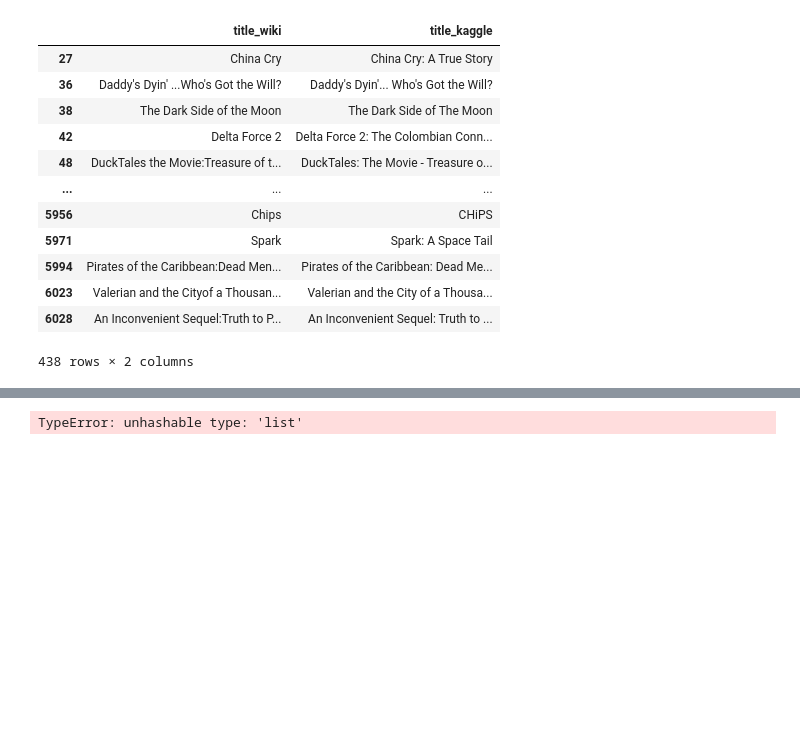
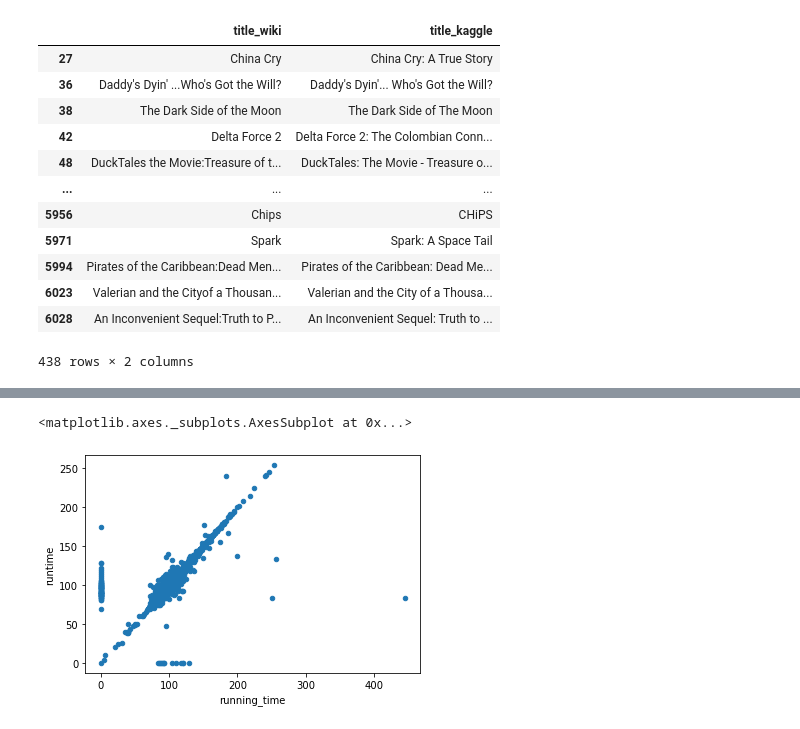
Before and after one commit to TrentBrunson/Movies-ETL, a Jupyter notebook: Movies_ETL.ipynb, the cells around one changed output, grey strips where cells are left out. Saved outputs shown, nothing was run; the diff lists cells and outputs as text; code cells hidden in the pictures; blank space fills up the shorter version.

```diff
--- a/Movies_ETL.ipynb
+++ b/Movies_ETL.ipynb
@@ -1242,9 +1256,10 @@ movies_df[(movies_df['title_kaggle'] == '') | (movies_df['title_kaggle'].isnull(
 # %%
 # Create a scatterplot and fill in null values with 0
 
-# movies_df.fillna(0).plot(x='running_time', y='runtime', kind='scatter')
+movies_df.fillna(0).plot(x='running_time', y='runtime', kind='scatter')
 
-movies_df.fillna(0).plot(x='Running time', y='runtime', kind='scatter')
+# movies_df.fillna(0).plot(x='Running time', y='runtime', kind='scatter')
 # %% [output]
-TypeError: unhashable type: 'list'
+<matplotlib.axes._subplots.AxesSubplot at 0x...>
+[figure, added]
 # %%
```
Also changed, not shown: parts of 24 cells of this notebook, 1 other file.
